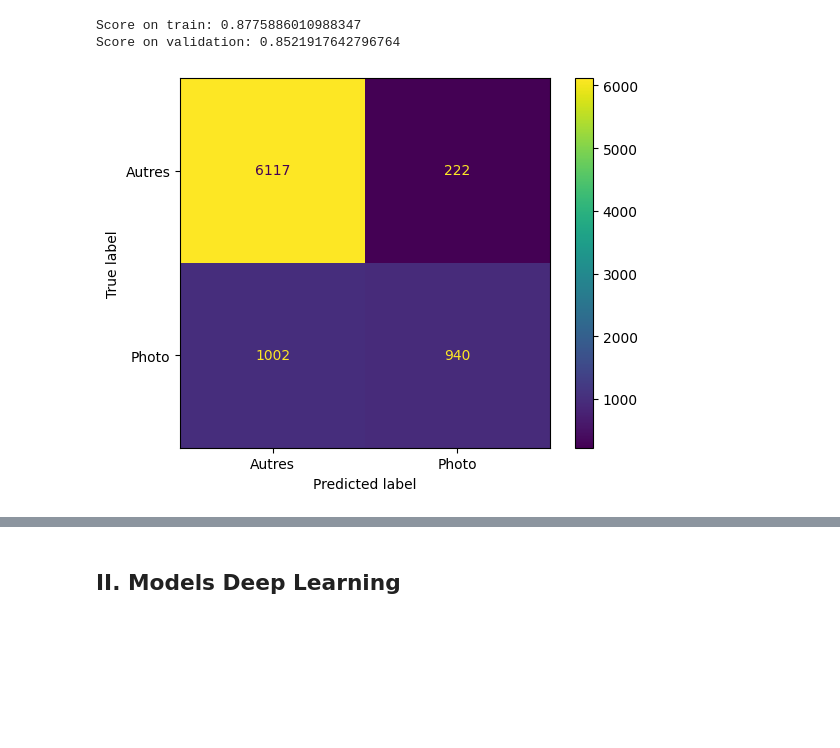
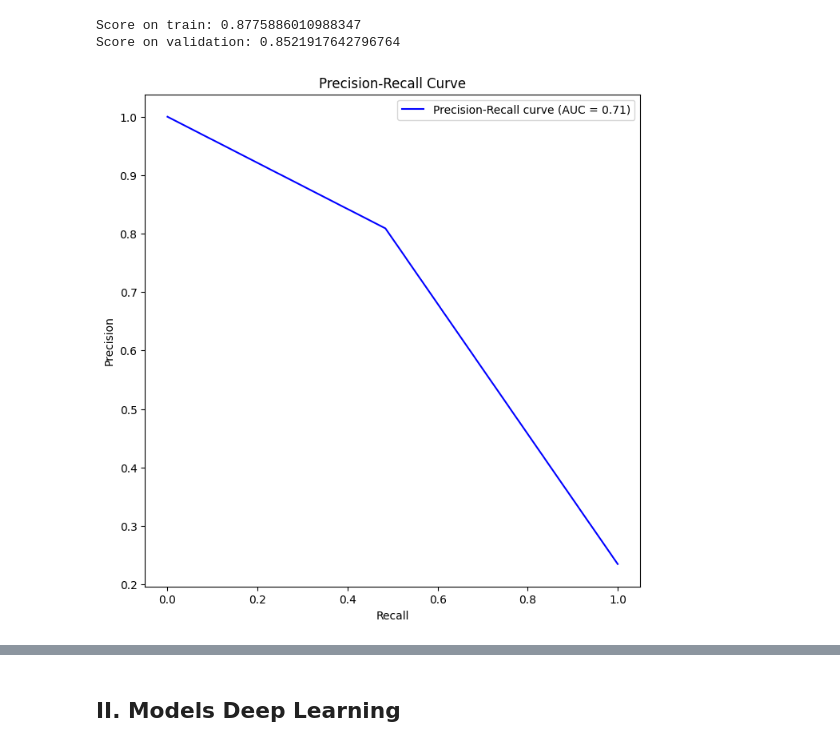
Before and after one commit to NesrineGuesmii/DataSc_Projet, a Jupyter notebook: Classification binaire.ipynb, the cells around one changed output, grey strips where cells are left out. Cells and saved outputs as stored; diff of their text form; code cells hidden in the pictures; blank space fills up the shorter version.

```diff
--- a/Classification binaire.ipynb
+++ b/Classification binaire.ipynb
@@ -350,14 +344,14 @@ Meilleur n_estimator : 155
 rf = RandomForestClassifier(n_estimators=best_n_estimators, max_depth=9, random_state=42)
 rf.fit(X_train, y_train)
 
+y_val_pred = rf.predict(X_validation)
+
 print(f"Score on train: {str(rf.score(X_train, y_train))}")
 print(f"Score on validation: {str(rf.score(X_validation, y_validation))}")
 # %% [output]
 Score on train: 0.8775886010988347
 Score on validation: 0.8521917642796764
-# %%
-y_pred_validation = rf.predict(X_validation)
-
-DrawConfusionMatrix(y_validation, y_pred_validation, classes_binaire)
-# %% [output]
-[figure, removed]
+# %%
+DrawPrecisionRecallCurve(y_validation, y_val_pred)
+# %% [output]
+[figure, added]
```
Also changed, not shown: parts of 21 cells of this notebook.
